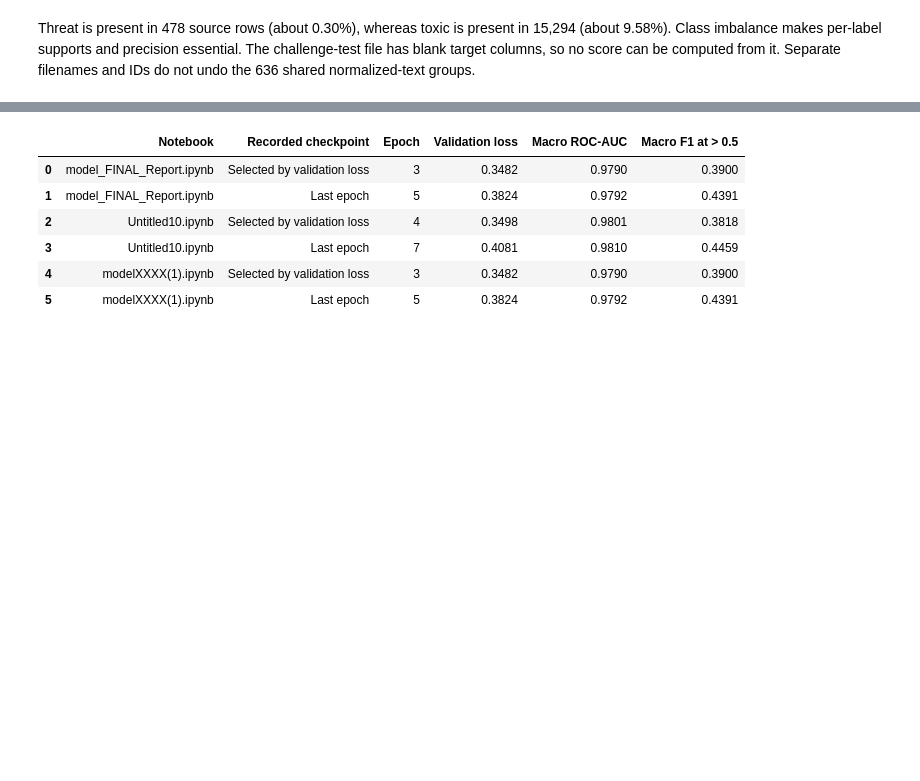
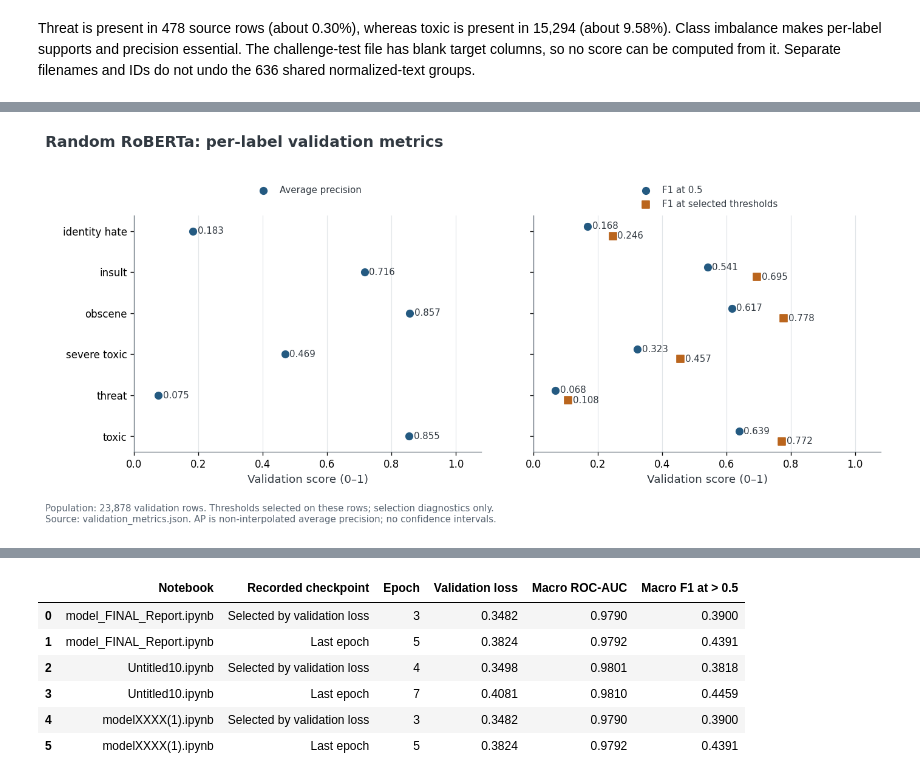
Before and after one commit to mobatayneh/toxic-comment-classification, a Jupyter notebook: notebooks/01_results_review.ipynb, the cells around one changed output, grey strips where cells are left out. Saved outputs shown, nothing was run; the diff lists cells and outputs as text; code cells hidden in the pictures; blank space fills up the shorter version.

```diff
--- a/notebooks/01_results_review.ipynb
+++ b/notebooks/01_results_review.ipynb
@@ -127,0 +305,30 @@ F1 in these saved outputs uses strict `score > 0.5`. Table precision reflects th
+# %%
+configure_style()
+fixed_neural = neural_results["metrics_at_0_5"]
+tuned_neural = neural_results["metrics_at_validation_thresholds"]
+figure, axes = plt.subplots(1, 2, figsize=(12.2, 5.5), sharey=True)
+positions = np.arange(len(LABELS))
+for axis, series in zip(axes, (
+    (("Average precision", "average_precision", tuned_neural, BLUE, "o", 0),),
+    (("F1 at 0.5", "f1", fixed_neural, BLUE, "o", -0.12),
+     ("F1 at selected thresholds", "f1", tuned_neural, ORANGE, "s", 0.12)),
+)):
+    for title, field, metric_set, color, marker, offset in series:
+        values = [metric_set["per_label"][label][field] for label in LABELS]
+        axis.scatter([np.nan if value is None else value for value in values], positions + offset,
+                     color=color, marker=marker, s=48, label=title, zorder=3)
+        for position, value in zip(positions + offset, values):
+            if value is not None:
+                axis.text(value + 0.014, position, f"{value:.3f}", va="center", fontsize=9)
+    axis.set(yticks=positions, yticklabels=[label.replace("_", " ") for label in LABELS],
+             xlim=(0, 1.08), xlabel="Validation score (0–1)")
+    axis.grid(axis="x")
+    axis.legend(loc="upper center", bbox_to_anchor=(0.5, 1.16), frameon=False, fontsize=9)
+axes[0].invert_yaxis()
+figure.suptitle("Random RoBERTa: per-label validation metrics", x=0.04, y=0.99, ha="left", fontsize=15, fontweight="bold")
+figure.text(0.04, 0.025, "Population: 23,878 validation rows. Thresholds selected on these rows; selection diagnostics only.\nSource: validation_metrics.json. AP is non-interpolated average precision; no confidence intervals.", fontsize=9, color="#596572")
+figure.subplots_adjust(left=0.14, right=0.98, bottom=0.20, top=0.79, wspace=0.15)
+display(figure)
+plt.close(figure)
+# %% [output]
+[figure, added]
```
Also changed, not shown: parts of 23 cells of this notebook, 52 other files.
